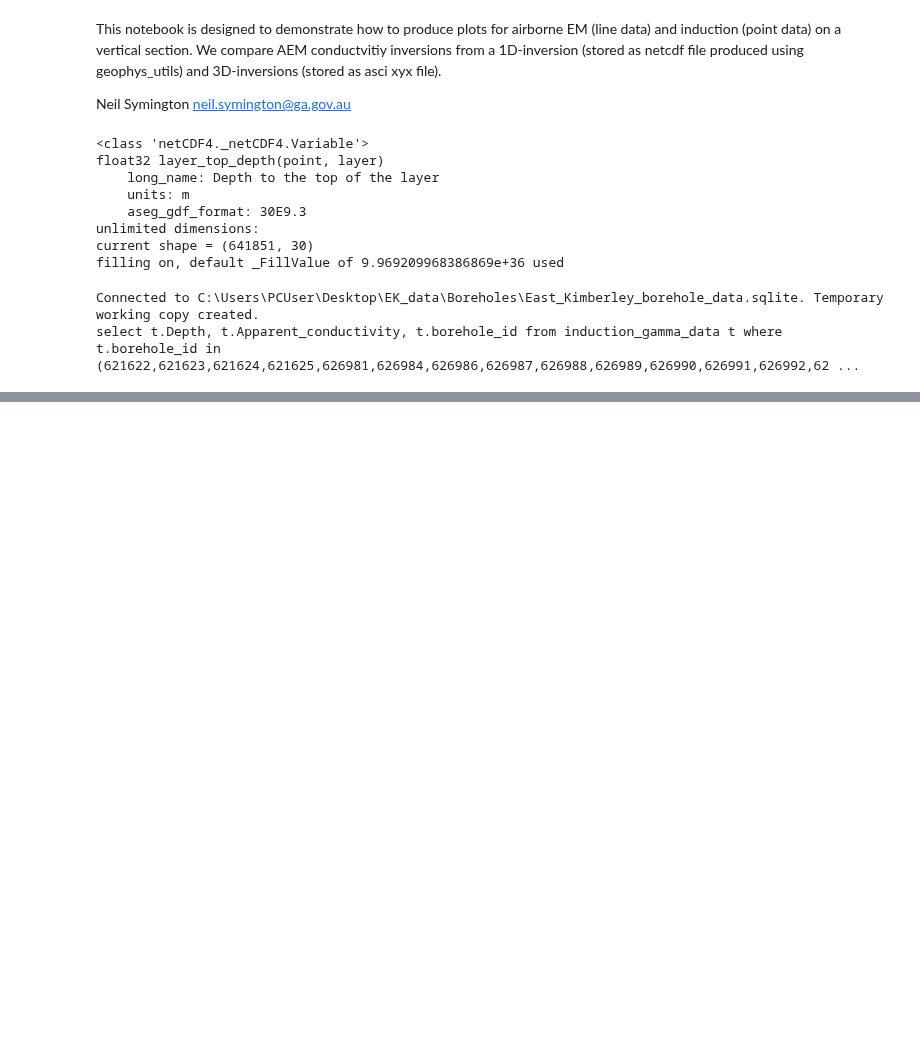
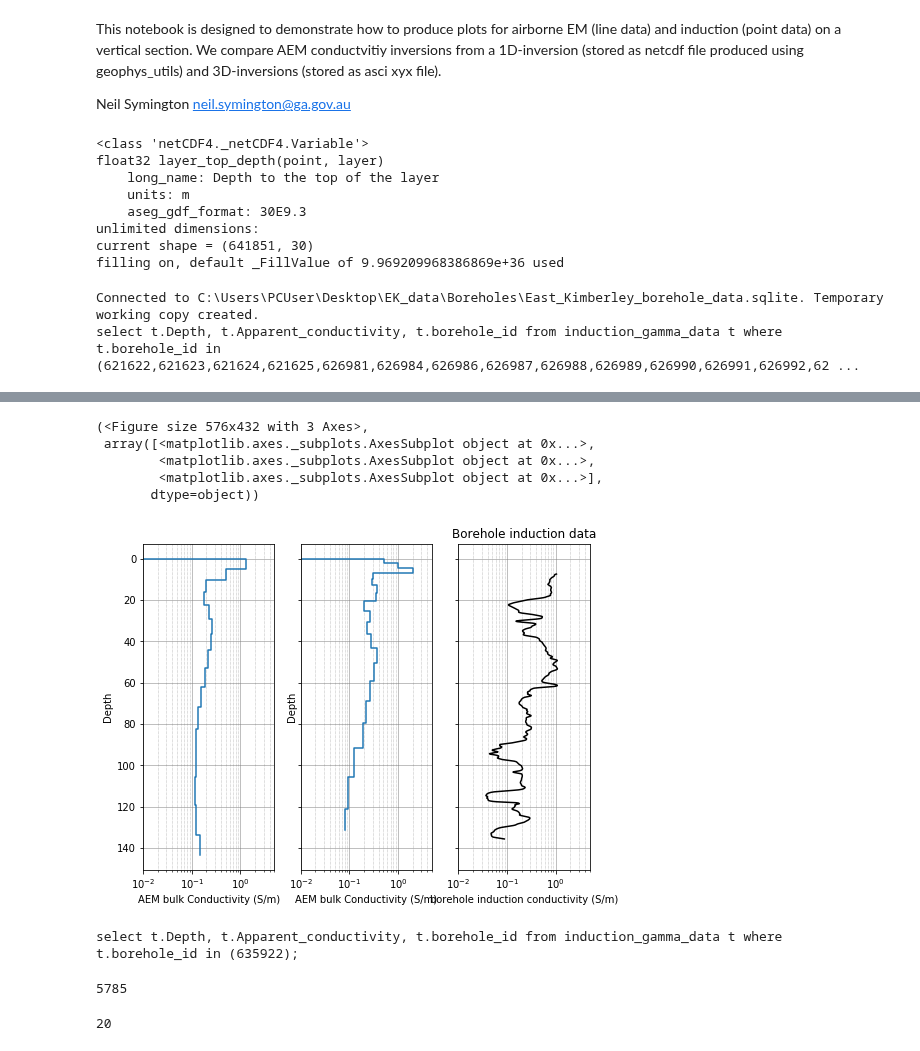
Before and after one commit to GeoscienceAustralia/hydrogeol_utils, a Jupyter notebook: notebooks/inversions_comparison_LCI_vs_NBC.ipynb, the cells around one changed output, grey strips where cells are left out. Drawn from its saved outputs; the diff is of its cells as text; code cells hidden in the pictures; blank space fills up the shorter version.

```diff
--- a/notebooks/inversions_comparison_LCI_vs_NBC.ipynb
+++ b/notebooks/inversions_comparison_LCI_vs_NBC.ipynb
@@ -347,0 +449,24 @@ Figure saved
+# %%
+plot_induction_AEM(635744, [lci_cond, nbc_cond], filter_log = False,
+                  xlim = (0.01,5))
+# %% [output]
+(<Figure size 576x432 with 3 Axes>,
+ array([<matplotlib.axes._subplots.AxesSubplot object at 0x...>,
+        <matplotlib.axes._subplots.AxesSubplot object at 0x...>,
+        <matplotlib.axes._subplots.AxesSubplot object at 0x...>],
+       dtype=object))
+[figure, added]
+# %%
+df_induction_test = borehole_utils.extract_sql_with_primary_key("induction_gamma_data",
+                                                        ['Depth', 'Apparent_conductivity',
+                                                         'borehole_id'], connection, [635922],
+                                                       verbose = True)
+df_induction_test.dropna(how = 'any',inplace=True)
+depths = df_induction_test.Depth.values
+cond = df_induction_test.Apparent_conductivity.values
+# %% [output]
+select t.Depth, t.Apparent_conductivity, t.borehole_id from induction_gamma_data t where t.borehole_id in (635922);
+# %%
+len(cond)
+# %% [output]
+5785
@@ -347,0 +512,4 @@ Figure saved
+# %%
+cond_filtered = butterw(cond, 0.05, 2, 2)
+# %% [output]
+20
```
Also changed, not shown: parts of 15 cells of this notebook, 37 other files.
